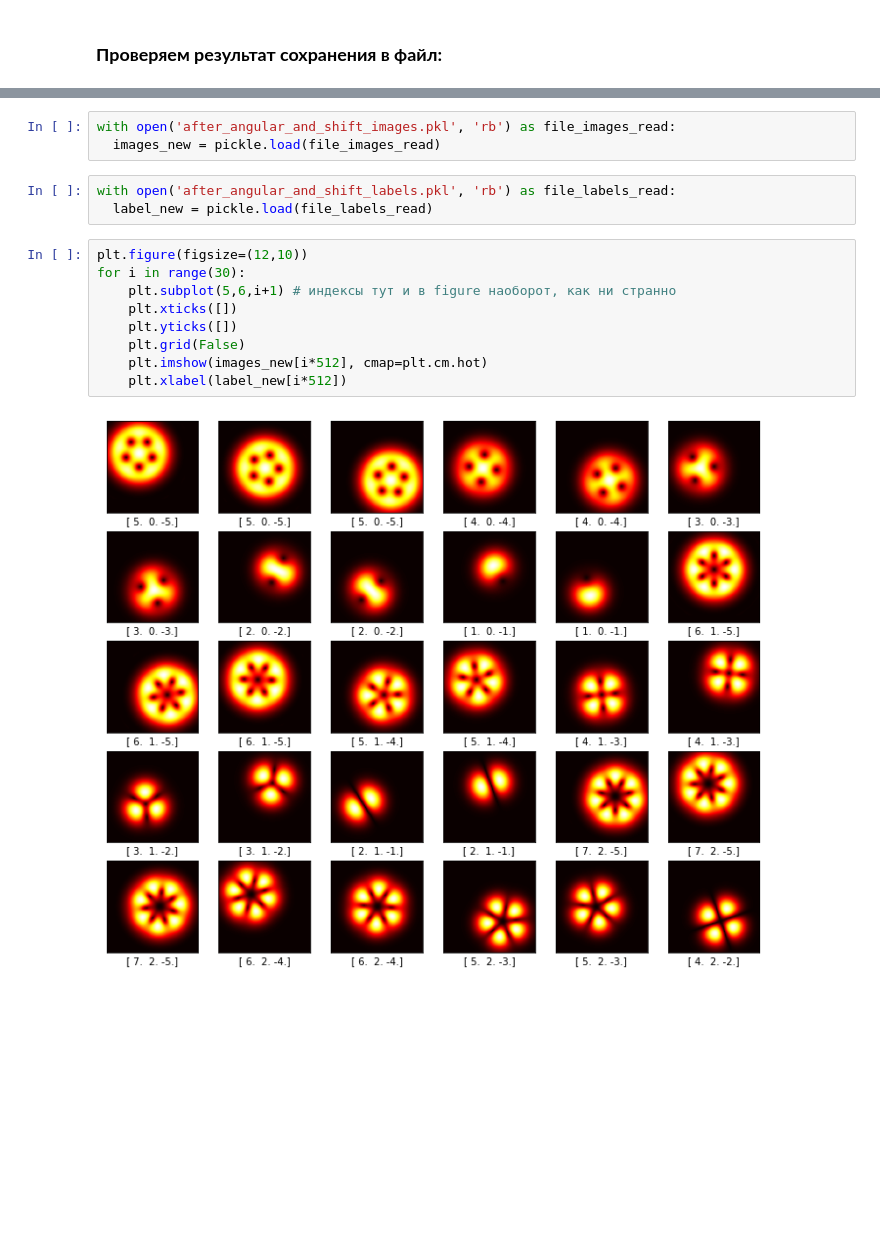
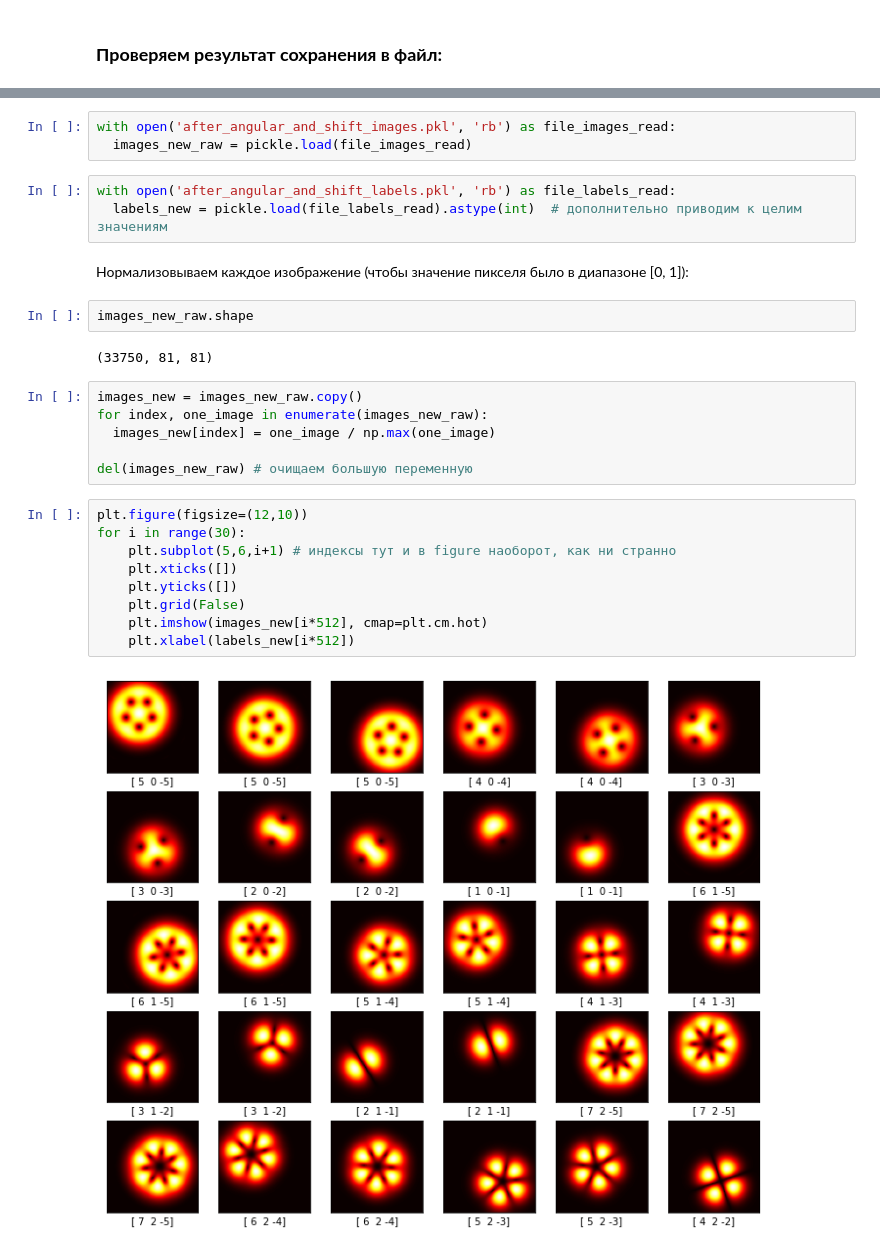
Before and after one commit to LinarKulinar/VortexBeamResearch, a Jupyter notebook: forming_vortex_beam_master_research_2022_forming_dataset.ipynb, the cells around one changed output, grey strips where cells are left out. Drawn from its saved outputs; the diff is of its cells as text; blank space fills up the shorter version.

```diff
--- a/forming_vortex_beam_master_research_2022_forming_dataset.ipynb
+++ b/forming_vortex_beam_master_research_2022_forming_dataset.ipynb
@@ -871,17 +879,29 @@ with open('after_angular_and_shift_labels.pkl','wb') as file_images:
 # %%
 with open('after_angular_and_shift_images.pkl', 'rb') as file_images_read:
-  images_new = pickle.load(file_images_read)
+  images_new_raw = pickle.load(file_images_read)
 # %%
 with open('after_angular_and_shift_labels.pkl', 'rb') as file_labels_read:
-  label_new = pickle.load(file_labels_read)
+  labels_new = pickle.load(file_labels_read).astype(int)  # дополнительно приводим к целим значениям
+# %% [markdown]
+Нормализовываем каждое изображение (чтобы значение пикселя было в диапазоне [0, 1]):
+# %%
+images_new_raw.shape
+# %% [output]
+(33750, 81, 81)
+# %%
+images_new = images_new_raw.copy()
+for index, one_image in enumerate(images_new_raw):
+  images_new[index] = one_image / np.max(one_image)
+
+del(images_new_raw) # очищаем большую переменную
 # %%
 plt.figure(figsize=(12,10))
 for i in range(30):
     plt.subplot(5,6,i+1) # индексы тут и в figure наоборот, как ни странно
     plt.xticks([])
     plt.yticks([])
     plt.grid(False)
     plt.imshow(images_new[i*512], cmap=plt.cm.hot)
-    plt.xlabel(label_new[i*512])
+    plt.xlabel(labels_new[i*512])
 # %% [output]
-[figure, old version]
+[figure, new version]
```
Also changed, not shown: parts of 27 cells of this notebook.
